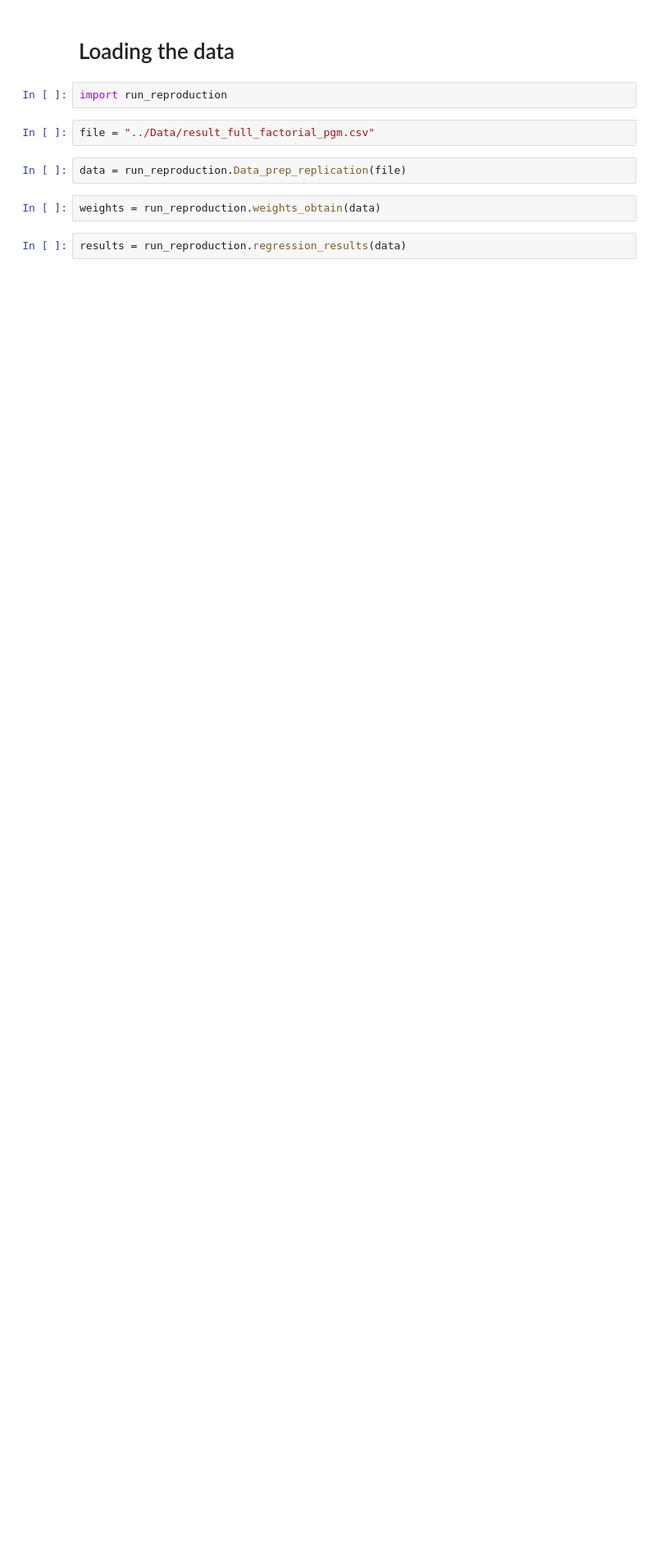
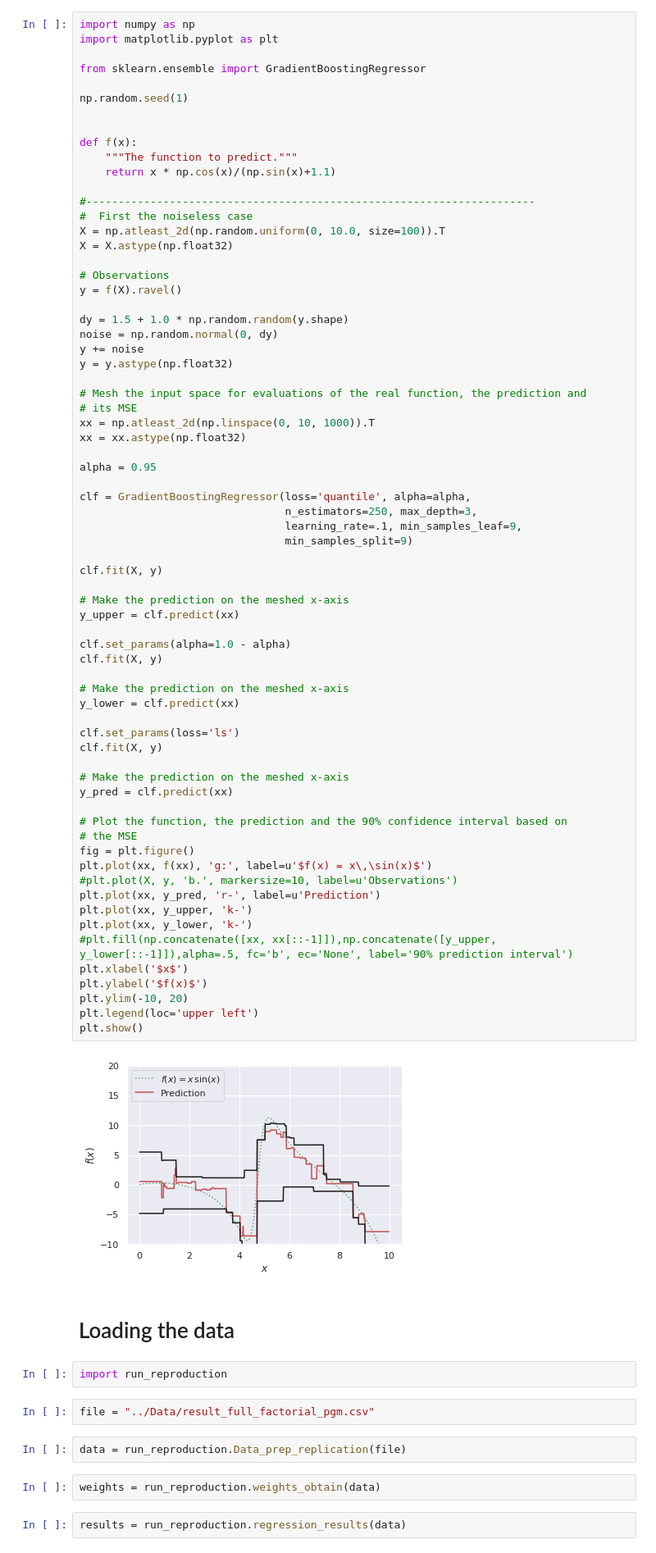
Before and after one commit to WilliamCappelletti/ML_CS433_project2, a Jupyter notebook: src/exploration.ipynb, the cells around one changed output. Shown at 82% size. Cells and saved outputs as stored; diff of their text form; blank space fills up the shorter version.

Commit message:
essai sur le côté conceptuel de l'évaluation des intervals de prédiction en utilisant le bootstrap

```diff
--- a/src/exploration.ipynb
+++ b/src/exploration.ipynb
@@ -26,3 +33,74 @@ The autoreload extension is already loaded. To reload it, use:
+# %%
+import numpy as np
+import matplotlib.pyplot as plt
+
+from sklearn.ensemble import GradientBoostingRegressor
+
+np.random.seed(1)
+
+
+def f(x):
+    """The function to predict."""
+    return x * np.cos(x)/(np.sin(x)+1.1)
+
+#----------------------------------------------------------------------
+#  First the noiseless case
+X = np.atleast_2d(np.random.uniform(0, 10.0, size=100)).T
+X = X.astype(np.float32)
+
+# Observations
+y = f(X).ravel()
+
+dy = 1.5 + 1.0 * np.random.random(y.shape)
+noise = np.random.normal(0, dy)
+y += noise
+y = y.astype(np.float32)
+
+# Mesh the input space for evaluations of the real function, the prediction and
+# its MSE
+xx = np.atleast_2d(np.linspace(0, 10, 1000)).T
+xx = xx.astype(np.float32)
+
+alpha = 0.95
+
+clf = GradientBoostingRegressor(loss='quantile', alpha=alpha,
+                                n_estimators=250, max_depth=3,
+                                learning_rate=.1, min_samples_leaf=9,
+                                min_samples_split=9)
+
+clf.fit(X, y)
+
+# Make the prediction on the meshed x-axis
+y_upper = clf.predict(xx)
+
+clf.set_params(alpha=1.0 - alpha)
+clf.fit(X, y)
+
+# Make the prediction on the meshed x-axis
+y_lower = clf.predict(xx)
+
+clf.set_params(loss='ls')
+clf.fit(X, y)
+
+# Make the prediction on the meshed x-axis
+y_pred = clf.predict(xx)
+
+# Plot the function, the prediction and the 90% confidence interval based on
+# the MSE
+fig = plt.figure()
+plt.plot(xx, f(xx), 'g:', label=u'$f(x) = x\,\sin(x)$')
+#plt.plot(X, y, 'b.', markersize=10, label=u'Observations')
+plt.plot(xx, y_pred, 'r-', label=u'Prediction')
+plt.plot(xx, y_upper, 'k-')
+plt.plot(xx, y_lower, 'k-')
+#plt.fill(np.concatenate([xx, xx[::-1]]),np.concatenate([y_upper, y_lower[::-1]]),alpha=.5, fc='b', ec='None', label='90% prediction interval')
+plt.xlabel('$x$')
+plt.ylabel('$f(x)$')
+plt.ylim(-10, 20)
+plt.legend(loc='upper left')
+plt.show()
+# %% [output]
+[figure, added]
 # %% [markdown]
 # Loading the data
 # %%
```
Also changed, not shown: parts of 3 cells of this notebook, 2 other files.
